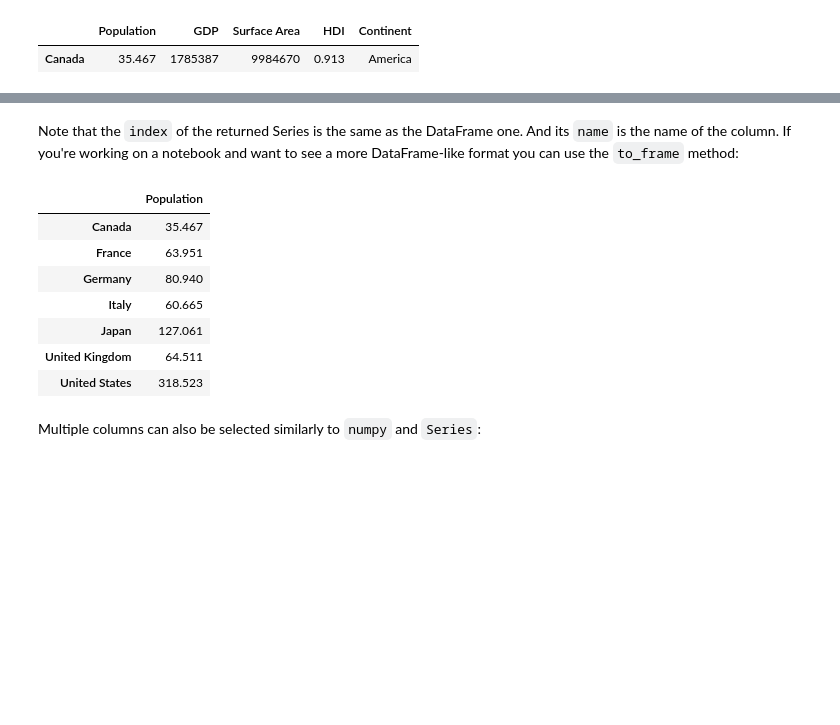
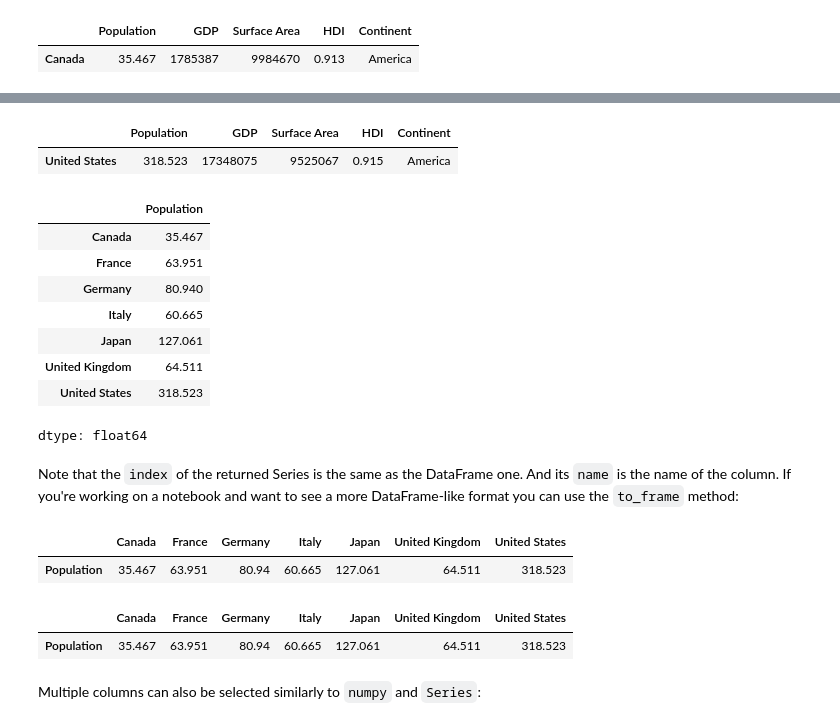
Before and after one commit to zhuowang0607/freecodecamp-intro-to-pandas, a Jupyter notebook: 3 - Pandas - DataFrames.ipynb, the cells around one changed output, grey strips where cells are left out. Drawn from its saved outputs; the diff is of its cells as text; code cells hidden in the pictures; blank space fills up the shorter version.

```diff
--- a/3 - Pandas - DataFrames.ipynb
+++ b/3 - Pandas - DataFrames.ipynb
@@ -214,17 +218,35 @@ Name: Population, dtype: float64
+# %%
+df.iloc[-1].to_frame().T
+# %% [output]
+|  | Population | GDP | Surface Area | HDI | Continent |
+| United States | 318.523 | 17348075 | 9525067 | 0.915 | America |
+# %%
+df['Population']
+# Here we go again, it is a series now, it can only be displayed as a column, not a row.
+# %% [output]
+|  | Population |
+| Canada | 35.467 |
+| France | 63.951 |
+| Germany | 80.940 |
+| Italy | 60.665 |
+| Japan | 127.061 |
+| United Kingdom | 64.511 |
+| United States | 318.523 |
+dtype: float64
 # %% [markdown]
 Note that the `index` of the returned Series is the same as the DataFrame one. And its `name` is the name of the column. If you're working on a notebook and want to see a more DataFrame-like format you can use the `to_frame` method:
-# %%
-df['Population'].to_frame()
-# or df[['Population']]
-# %% [output]
-|  | Population |
-| Canada | 35.467 |
-| France | 63.951 |
-| Germany | 80.940 |
-| Italy | 60.665 |
-| Japan | 127.061 |
-| United Kingdom | 64.511 |
-| United States | 318.523 |
+# %%
+df['Population'].to_frame().T
+# Again, to_frame, then transpose.
+# %% [output]
+|  | Canada | France | Germany | Italy | Japan | United Kingdom | United States |
+| Population | 35.467 | 63.951 | 80.94 | 60.665 | 127.061 | 64.511 | 318.523 |
+# %%
+df[['Population']].T
+# Double brackets also do the work.
+# %% [output]
+|  | Canada | France | Germany | Italy | Japan | United Kingdom | United States |
+| Population | 35.467 | 63.951 | 80.94 | 60.665 | 127.061 | 64.511 | 318.523 |
 # %% [markdown]
 Multiple columns can also be selected similarly to `numpy` and `Series`:
 # %%
```
Also changed, not shown: parts of 11 cells of this notebook.
